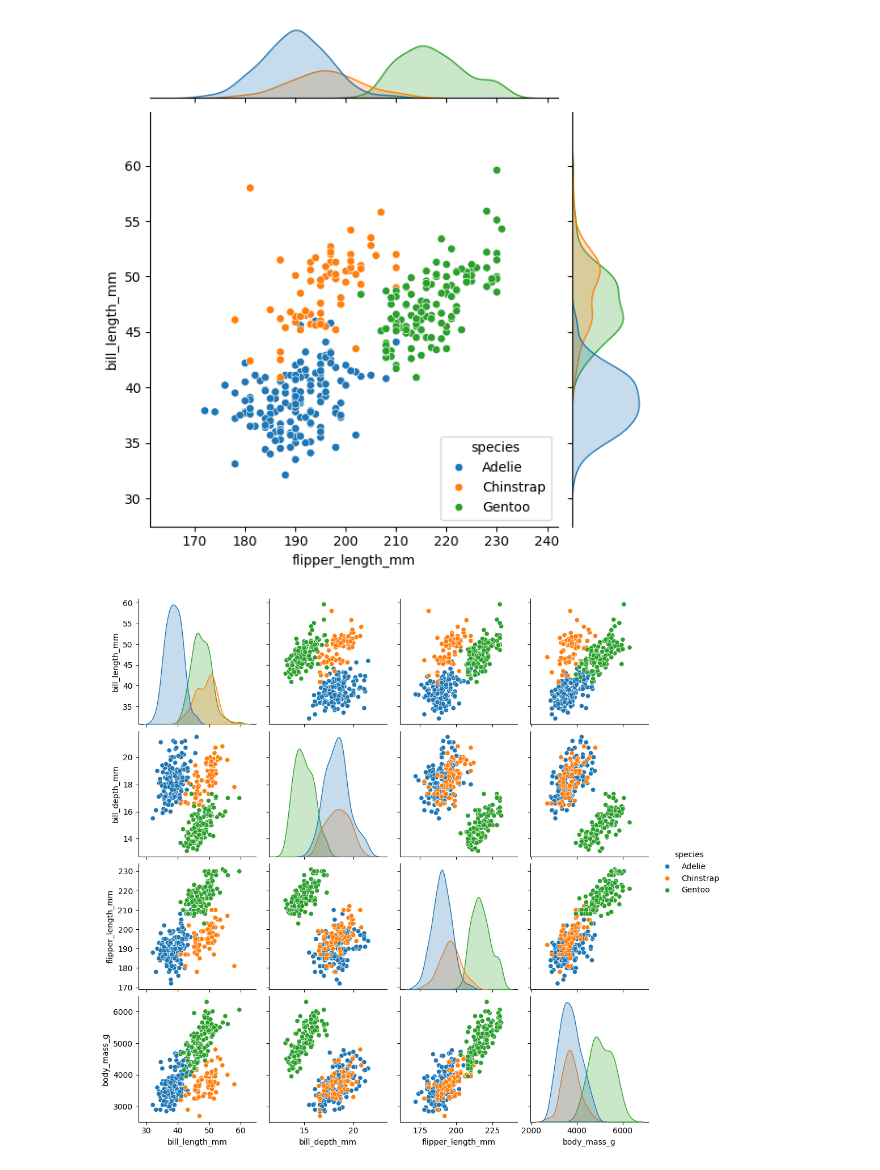
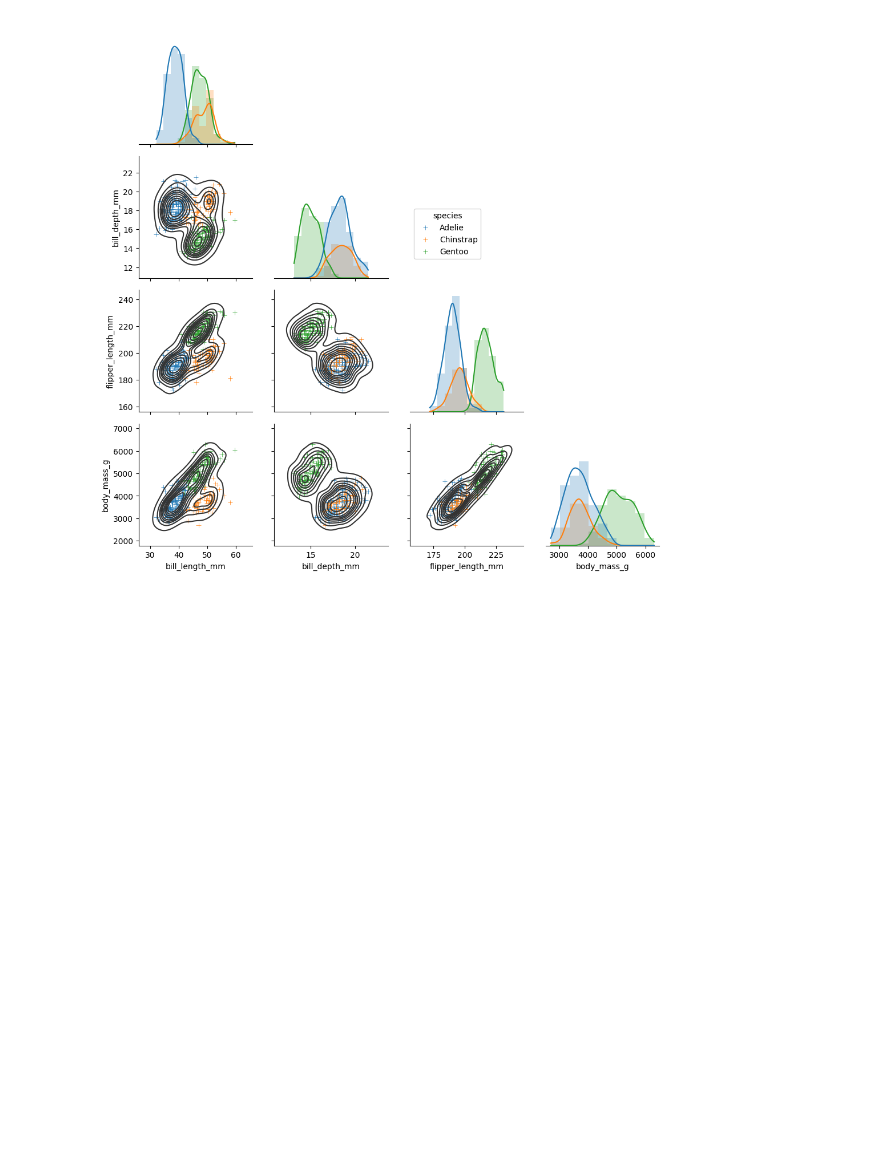
Before and after one commit to XavZol/Seaborn, a Jupyter notebook: Seaborn_New.ipynb, the cells around one changed output. Saved outputs shown, nothing was run; the diff lists cells and outputs as text; code cells hidden in the pictures; blank space fills up the shorter version.

```diff
--- a/Seaborn_New.ipynb
+++ b/Seaborn_New.ipynb
@@ -1,17 +1,23 @@
-# %%
-import seaborn as sns
-import matplotlib.pyplot as plt
-
-pinguinos = sns.load_dataset("penguins")
-sns.jointplot(data=pinguinos,
-                x="flipper_length_mm",
-                y="bill_length_mm",
-                hue="species")
-plt.show()
-
-sns.pairplot(data=pinguinos,
-                hue="species",)
-plt.show()
-# %% [output]
-[figure, removed]
-[figure, removed]
+# %%
+import seaborn as sns
+import matplotlib.pyplot as plt
+
+pinguinos = sns.load_dataset("penguins")
+g = sns.PairGrid(pinguinos,
+                    hue="species",
+                    corner=True)
+g.map_lower(sns.kdeplot,
+            hue=None,
+            level=5,
+            color=".2")
+g.map_lower(sns.scatterplot,
+            marker="+")
+g.map_diag(sns.histplot,
+            element="step",
+            linewidth=0,
+            kde=True)
+g.add_legend(frameon=True)
+g.legend.set_bbox_to_anchor((.61, .6))
+plt.show()
+# %% [output]
+[figure, added]
```
Also changed, not shown: 1 other file.
